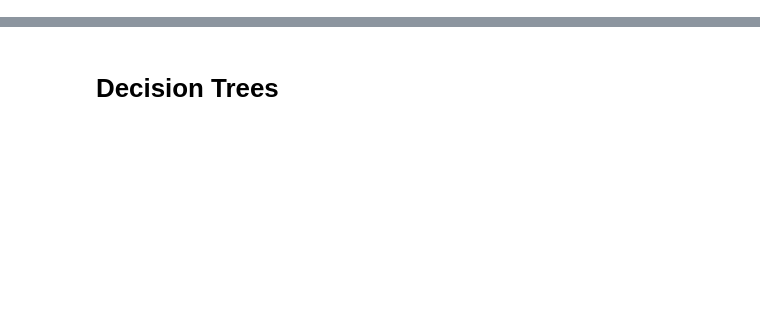
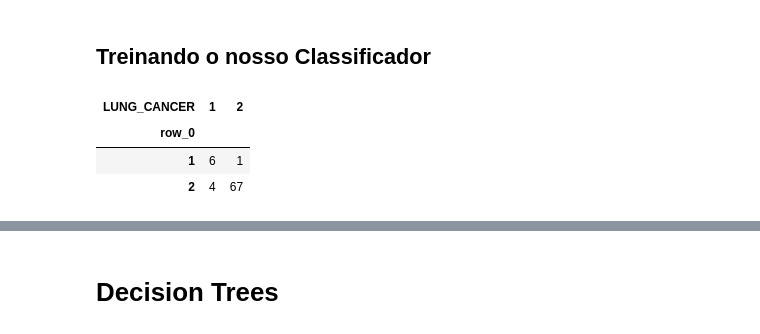
Before and after one commit to insper-classroom/predicao_cancer_pulmao, a Jupyter notebook: Base de dados.ipynb, the cells around one changed output, grey strips where cells are left out. Cells and saved outputs as stored; diff of their text form; code cells hidden in the pictures; blank space fills up the shorter version.

```diff
--- a/Base de dados.ipynb
+++ b/Base de dados.ipynb
@@ -463,3 +463,5 @@ Essa equação representa a função inversa da função logística, chamada de
 No domínio da probabilidade, a expressão:
 
 <img src="imagens/1_VSleKFM8ZXiw5d6E-EEqMw.png">
+# %% [markdown]
+## Treinando o nosso Classificador
@@ -465,0 +473,7 @@ No domínio da probabilidade, a expressão:
+# %%
+pd.crosstab(y_pred,y_test)
+# %% [output]
+| LUNG_CANCER | 1 | 2 |
+| row_0 |  |  |
+| 1 | 6 | 1 |
+| 2 | 4 | 67 |
```
Also changed, not shown: parts of 3 cells of this notebook.
